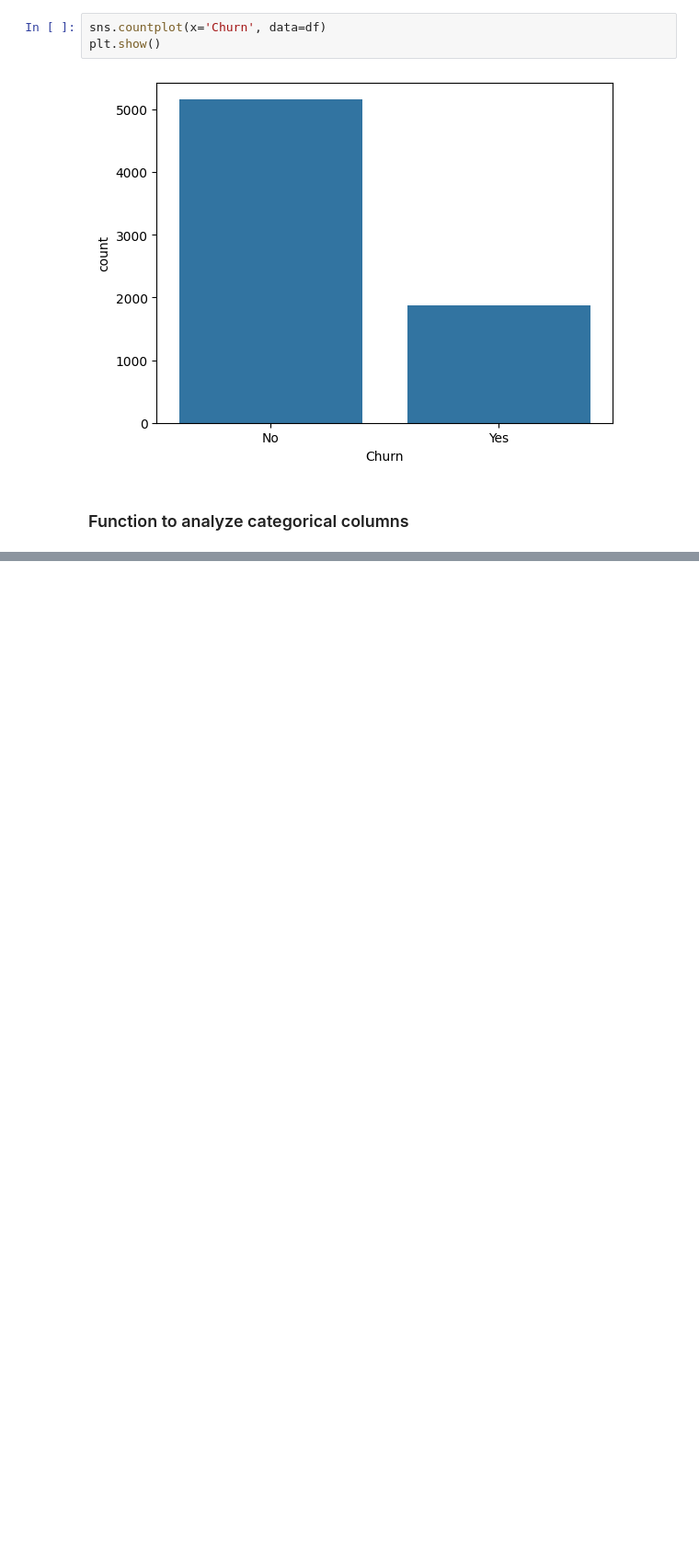
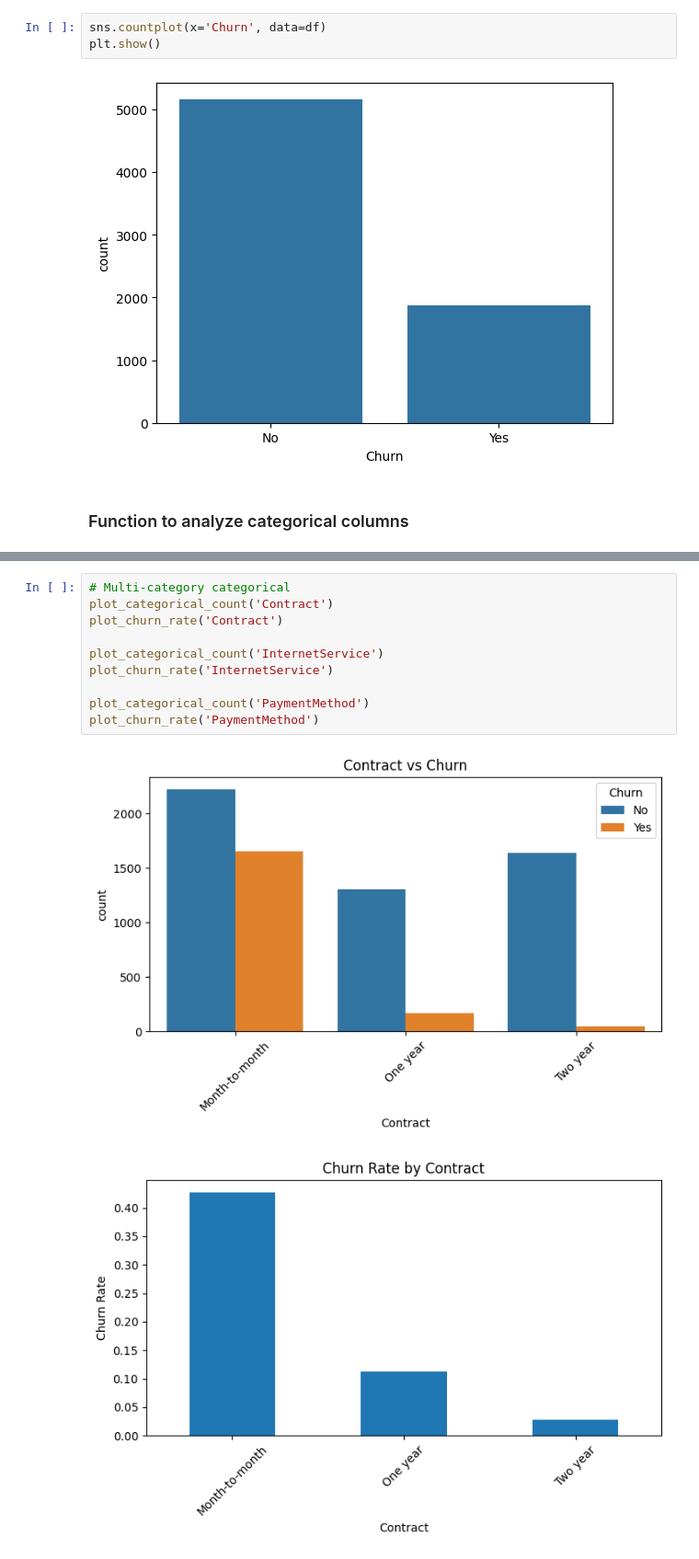
Before and after one commit to Xulkarnain/Customer-Churn-ANN, a Jupyter notebook: notebooks/EDA.ipynb, the cells around one changed output, grey strips where cells are left out. Shown at 92% size. Drawn from its saved outputs; the diff is of its cells as text; blank space fills up the shorter version.

```diff
--- a/notebooks/EDA.ipynb
+++ b/notebooks/EDA.ipynb
@@ -182,0 +169,13 @@ plt.show()
+# %%
+# Multi-category categorical
+plot_categorical_count('Contract')
+plot_churn_rate('Contract')
+
+plot_categorical_count('InternetService')
+plot_churn_rate('InternetService')
+
+plot_categorical_count('PaymentMethod')
+plot_churn_rate('PaymentMethod')
+# %% [output]
+[figure, added]
+[figure, added]
```
Also changed, not shown: parts of 20 cells of this notebook.
